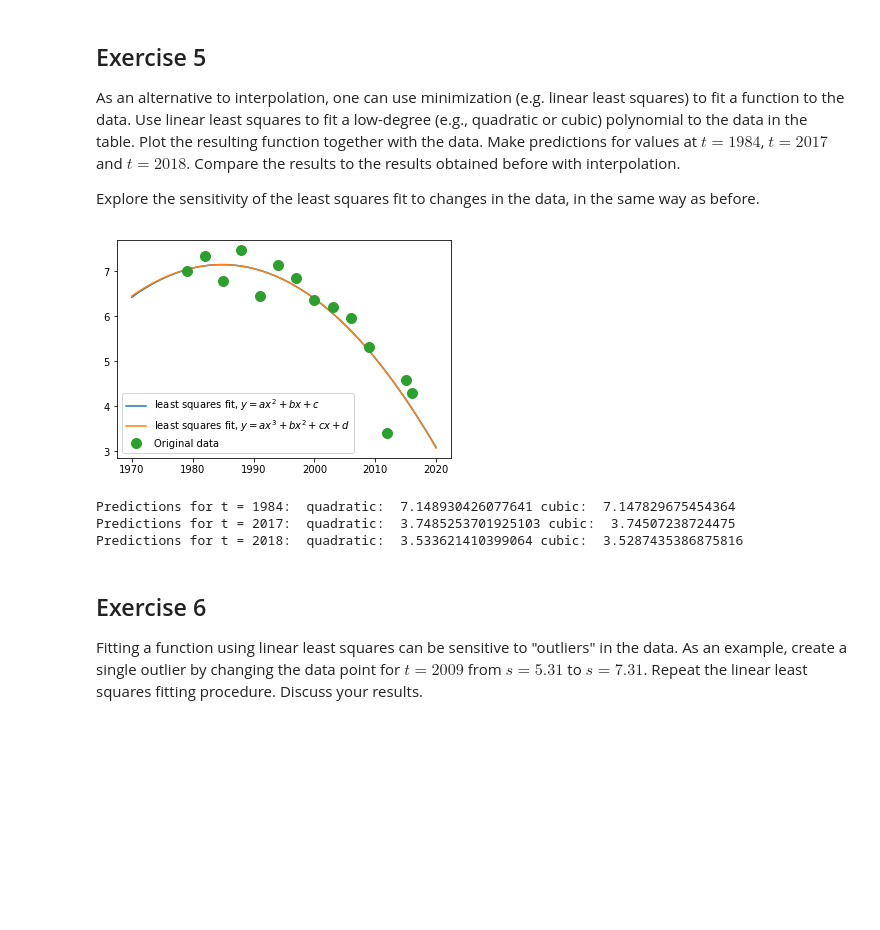
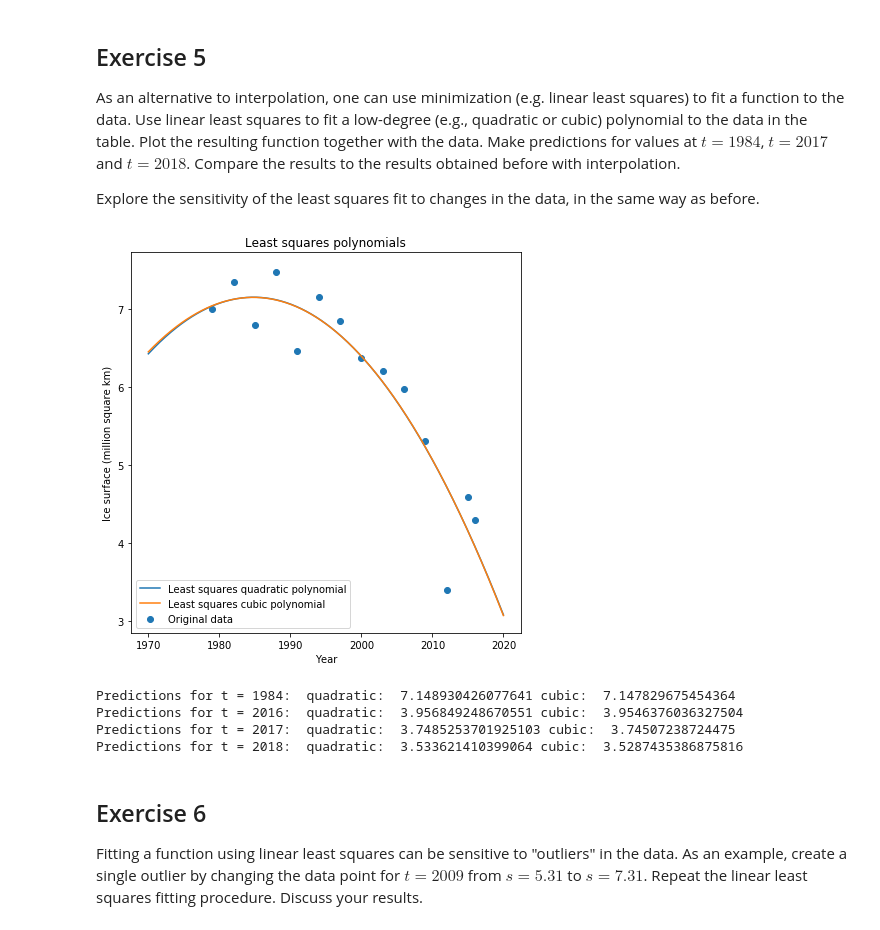
Before and after one commit to 11027649/final_project, a Jupyter notebook: finalproject_ice.ipynb, the cells around one changed output. Saved outputs shown, nothing was run; the diff lists cells and outputs as text; code cells hidden in the pictures; blank space fills up the shorter version.

```diff
--- a/finalproject_ice.ipynb
+++ b/finalproject_ice.ipynb
@@ -230,17 +200,23 @@ xC = np.linspace(1970, 2020, 500)
 yC = cp[0]*xC**3 + cp[1]*xC**2 + cp[2]*xC + cp[3]
 # %%
 # Plot both fittings
-
-plt.plot(xQ, yQ, label='least squares fit, $y = ax^2 + bx + c$')
-plt.plot(xC, yC, label='least squares fit, $y = ax^3 + bx^2 + cx + d$')
-plt.plot(years, ice_areas, 'o', label='Original data', markersize=10)
+plt.figure(figsize=(7,7))
+plt.title("Least squares polynomials")
+plt.ylabel("Ice surface (million square km)")
+plt.xlabel("Year")
+plt.plot(xQ, yQ, label='Least squares quadratic polynomial')
+plt.plot(xC, yC, label='Least squares cubic polynomial')
+plt.scatter(years, ice_areas, label='Original data')
 plt.legend()
 plt.show()
 # %% [output]
-[figure, old version]
+[figure, new version]
 # %%
 y_q1984 = qp[0]*1984**2 + qp[1]*1984 + qp[2]
 y_c1984 = cp[0]*1984**3 + cp[1]*1984**2 + cp[2]*1984 + cp[3]
+
+y_q2016 = qp[0]*2016**2 + qp[1]*2016 + qp[2]
+y_c2016 = cp[0]*2016**3 + cp[1]*2016**2 + cp[2]*2016 + cp[3]
 
 y_q2017 = qp[0]*2017**2 + qp[1]*2017 + qp[2]
 y_c2017 = cp[0]*2017**3 + cp[1]*2017**2 + cp[2]*2017 + cp[3]
@@ -250,10 +226,12 @@ y_c2018 = cp[0]*2018**3 + cp[1]*2018**2 + cp[2]*2018 + cp[3]
 
 
 print('Predictions for t = 1984: ', 'quadratic: ', y_q1984, 'cubic: ', y_c1984)
+print('Predictions for t = 2016: ', 'quadratic: ', y_q2016, 'cubic: ', y_c2016)
 print('Predictions for t = 2017: ', 'quadratic: ', y_q2017, 'cubic: ', y_c2017)
 print('Predictions for t = 2018: ', 'quadratic: ', y_q2018, 'cubic: ', y_c2018)
 # %% [output]
 Predictions for t = 1984:  quadratic:  7.148930426077641 cubic:  7.147829675454364
+Predictions for t = 2016:  quadratic:  3.956849248670551 cubic:  3.9546376036327504
 Predictions for t = 2017:  quadratic:  3.7485253701925103 cubic:  3.74507238724475
 Predictions for t = 2018:  quadratic:  3.533621410399064 cubic:  3.5287435386875816
 # %% [markdown]
```
Also changed, not shown: parts of 9 cells of this notebook.
